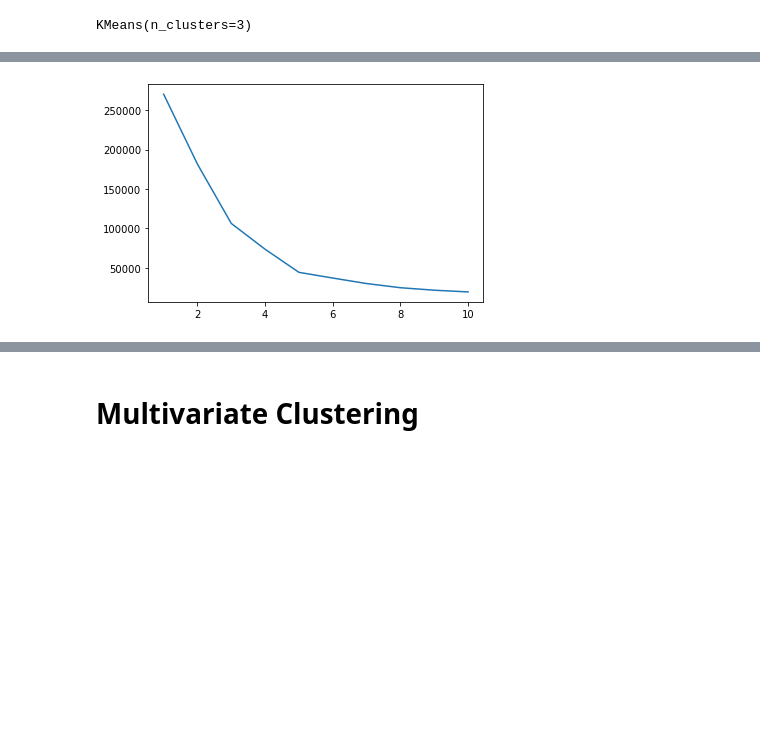
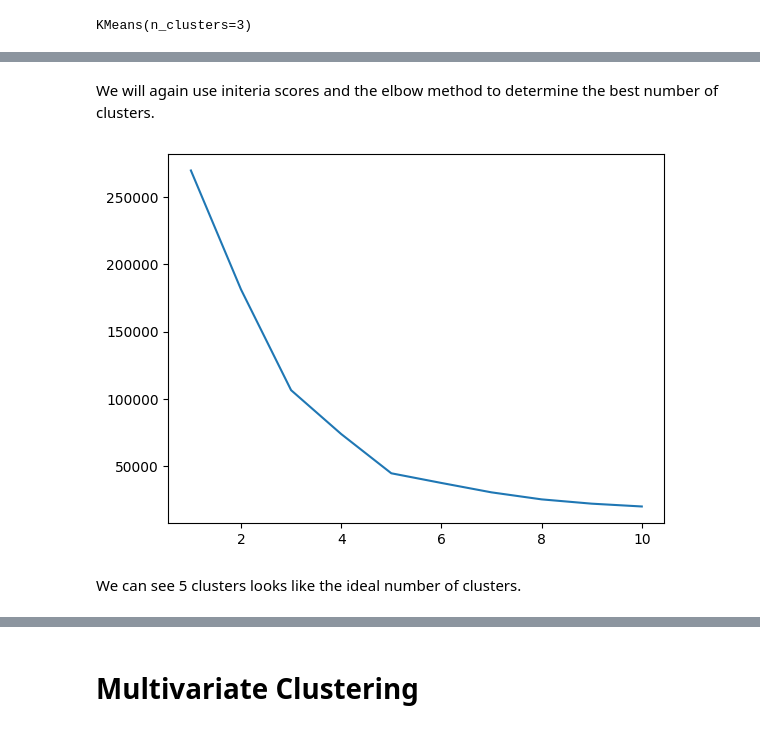
Before and after one commit to lreed2450/KMeans, a Jupyter notebook: Clustering with KMeans.ipynb, the cells around one changed output, grey strips where cells are left out. Saved outputs shown, nothing was run; the diff lists cells and outputs as text; code cells hidden in the pictures; blank space fills up the shorter version.

```diff
--- a/Clustering with KMeans.ipynb
+++ b/Clustering with KMeans.ipynb
@@ -127,5 +164,5 @@ cluster_uni = KMeans(n_clusters=3)
 # %%
-cluster_uni.fit(df[['Annual Income (k$)']])
+cluster_uni.fit(df_wo_customer_id[['Annual Income (k$)']])
 # %% [output]
 KMeans(n_clusters=3)
 # %%
@@ -144,4 +181,5 @@ array([1, 1, 1, 1, 1, 1, 1, 1, 1, 1, 1, 1, 1, 1, 1, 1, 1, 1, 1, 1, 1, 1,
 # %%
-df['Income Cluster'] = cluster_uni.labels_
-df.head()
+#create income cluster column
+df_wo_customer_id['Income Cluster'] = cluster_uni.labels_
+df_wo_customer_id.head()
 # %% [output]
@@ -165,8 +209,8 @@ cluster_uni.inertia_
 # %%
 inertia_scores = []
-for i in range(1,11):
-    kmeans = KMeans(n_clusters=i)
-    kmeans.fit(df[['Annual Income (k$)']])
+for num_of_clusters in range(1,11):
+    kmeans = KMeans(n_clusters=num_of_clusters)
+    kmeans.fit(df_wo_customer_id[['Annual Income (k$)']])
     inertia_scores.append(kmeans.inertia_)
 # %%
 inertia_scores
@@ -198,6 +246,6 @@ df.groupby('Income Cluster')['Age', 'Annual Income (k$)', 'Spending Score (1-100
 # %%
 cluster_bi = KMeans(n_clusters=5)
-cluster_bi.fit(df[['Annual Income (k$)', 'Spending Score (1-100)']])
-df['Spending and Income Cluster'] = cluster_bi.labels_
-df.head()
+cluster_bi.fit(df_wo_customer_id[['Annual Income (k$)', 'Spending Score (1-100)']])
+df_wo_customer_id['Spending and Income Cluster'] = cluster_bi.labels_
+df_wo_customer_id.head()
 # %% [output]
@@ -210,12 +258,16 @@ df.head()
+# %% [markdown]
+We will again use initeria scores and the elbow method to determine the best number of clusters.
 # %%
 inertia_scores_bi = []
 for i in range(1,11):
     kmeans_bi = KMeans(n_clusters=i)
-    kmeans_bi.fit(df[['Annual Income (k$)', 'Spending Score (1-100)']])
+    kmeans_bi.fit(df_wo_customer_id[['Annual Income (k$)', 'Spending Score (1-100)']])
     inertia_scores_bi.append(kmeans_bi.inertia_)
 plt.plot(range(1,11), inertia_scores_bi);
 # %% [output]
-[figure, old version]
+[figure, new version]
+# %% [markdown]
+We can see 5 clusters looks like the ideal number of clusters.
 # %%
 inertia_scores_bi
 # %% [output]
```
Also changed, not shown: parts of 57 cells of this notebook.
